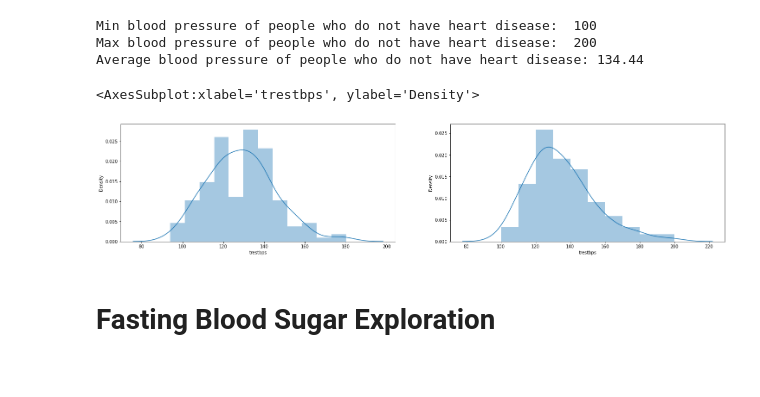
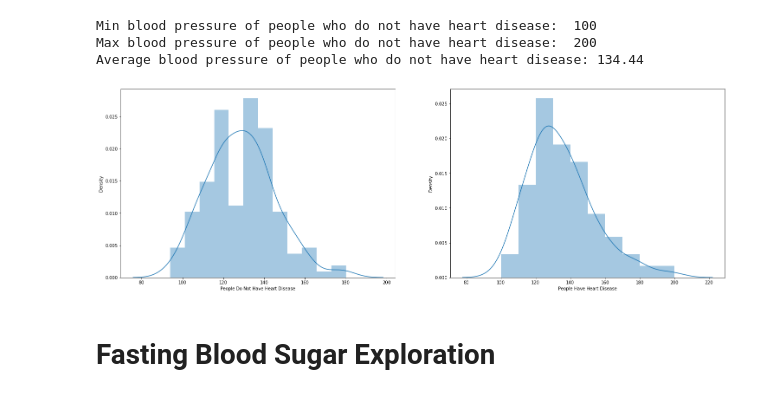
Before and after one commit to Parag18081994/Ghost, a Jupyter notebook: Python/Practise/2021/KNN/KNN_git_heart.ipynb, the cells around one changed output. Saved outputs shown, nothing was run; the diff lists cells and outputs as text; code cells hidden in the pictures.

Commit message:
KNN high blood pressure
KNN high blood pressure

```diff
--- a/Python/Practise/2021/KNN/KNN_git_heart.ipynb
+++ b/Python/Practise/2021/KNN/KNN_git_heart.ipynb
@@ -326,14 +326,16 @@ print('Average blood pressure of people who do not have heart disease: %.2f '%(d
 Min blood pressure of people who do not have heart disease:  100
 Max blood pressure of people who do not have heart disease:  200
 Average blood pressure of people who do not have heart disease: 134.44
-# %%
-figure,axes=plt.subplots(1,2,figsize=(25, 5))
-sns.distplot(ax=axes[0],a=df[df['target'] == 0]['trestbps'])
-plt.xlabel("Hello")
-sns.distplot(ax=axes[1],a=df[df['target'] == 1]['trestbps'])
-# %% [output]
-<AxesSubplot:xlabel='trestbps', ylabel='Density'>
-[figure, removed]
+# %%
+# Display blood pressure distribution based on heart disease
+fig, (axis1, axis2) = plt.subplots(1, 2,figsize=(25, 8))
+ax = sns.distplot(df[df['target'] == 0]['trestbps'], label='Do not have heart disease', ax = axis1)
+ax.set(xlabel='People Do Not Have Heart Disease')
+ax = sns.distplot(df[df['target'] == 1]['trestbps'], label = 'Have heart disease', ax = axis2)
+ax.set(xlabel='People Have Heart Disease')
+plt.show()
+# %% [output]
+[figure, added]
 # %% [markdown]
 # Fasting Blood Sugar Exploration
 # %%
```
Also changed, not shown: parts of 16 cells of this notebook.
